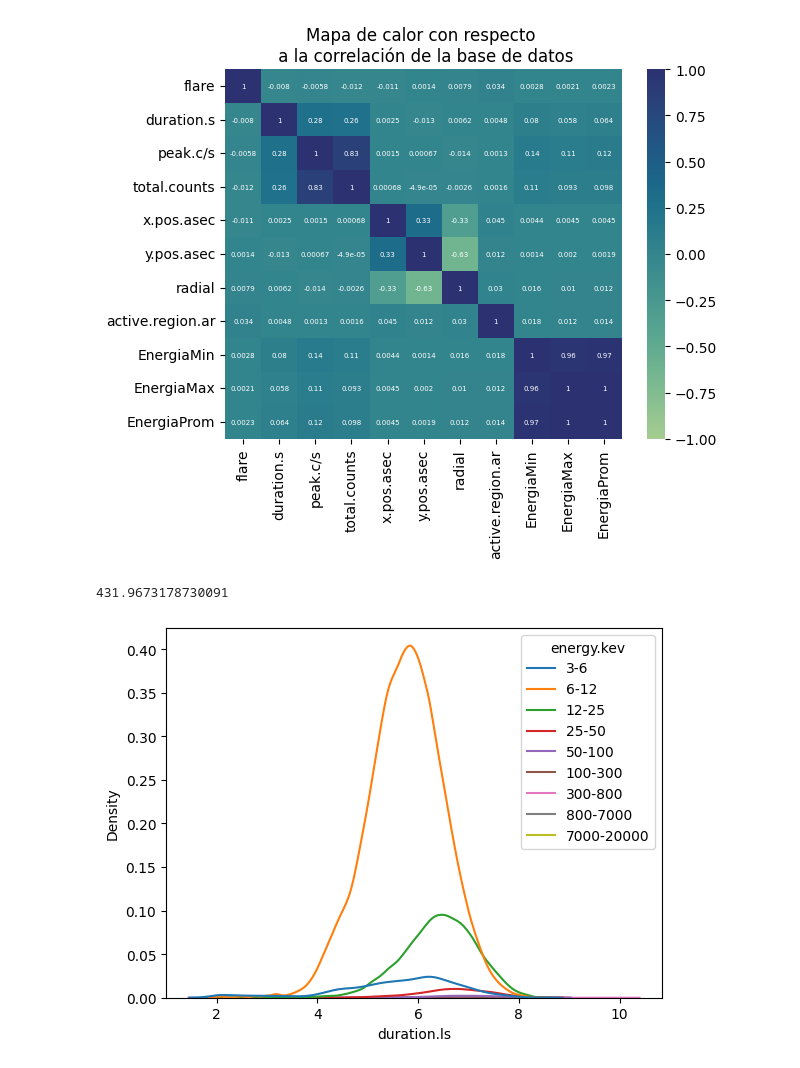
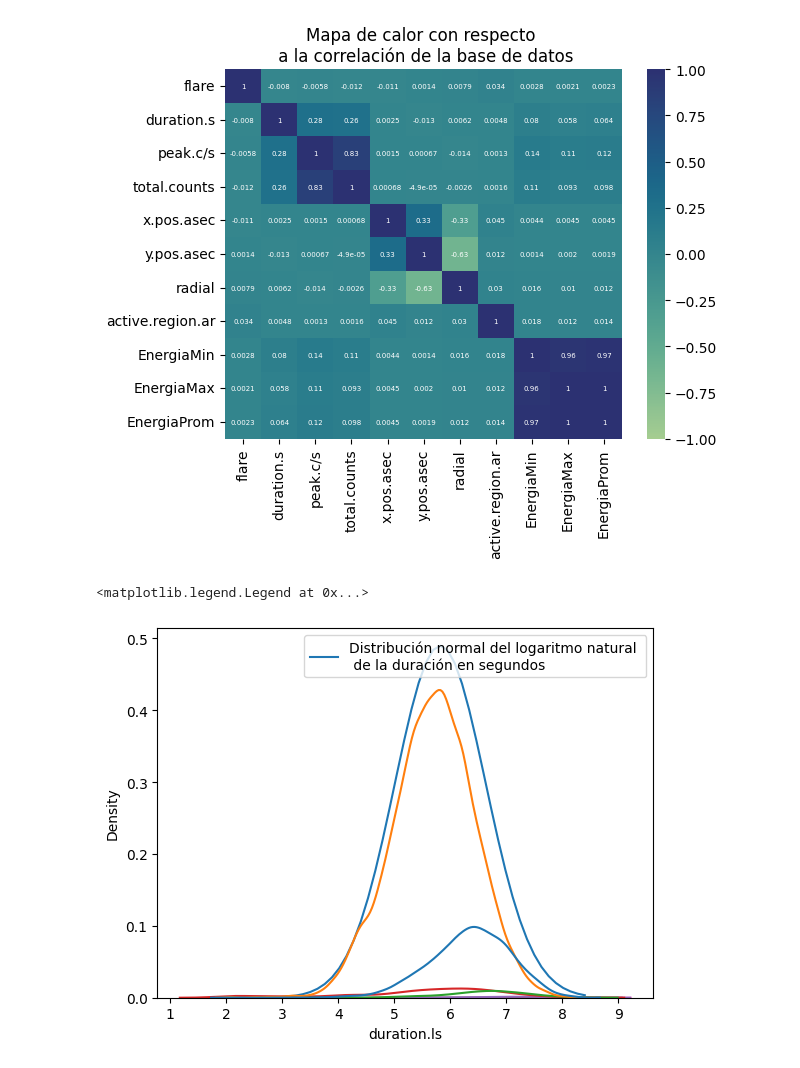
Before and after one commit to Exploratory-Data-Analiysis/Exam_1, a Jupyter notebook: ParcialFC.ipynb, the cells around one changed output. Drawn from its saved outputs; the diff is of its cells as text; code cells hidden in the pictures.

```diff
--- a/ParcialFC.ipynb
+++ b/ParcialFC.ipynb
@@ -30,11 +30,11 @@ df['EnergiaMax']=Emax
 df['EnergiaProm']=Eprom
 '''
 Tomamos todas las banderas flags y las unimos en una sola columna llamada Flags
-'''
 df=df.fillna(value="")
 df["Flags"]=df["flag.1"]+" "+df["flag.2"]+" "+df["flag.3"]+" "+df["flag.4"]\
 +" "+df["flag.5"]
 for i in range (1,6): del df["flag."+str(i)]
+'''
 '''
 Hago un calculo de las freciencias de la energia Promedio, Aunque por ahora
 no es muy pertinente para el analisis, tal vez si pueda hacerse algo después.
@@ -55,6 +55,26 @@ def Filtro(df,col,cond):
     a=df[col] == cond
     dfa=df[a]
     return dfa
+
+def filtrof(data, Lbanderas): # Filtro por bandera, se podría agregar que eliminara también el rango de energía 3-6 keV
+    for bandera in Lbanderas:
+        ## filter
+        data = data[data['flag.1'] != bandera]
+
+        data = data[data['flag.2'] != bandera]
+
+        data = data[data['flag.3'] != bandera]
+
+        data = data[data['flag.4'] != bandera]
+
+        values = data['flag.5'].values
+        lfilter = [i for i in list(values[pd.notnull(values)]) if bandera in i]
+        data = data[~data['flag.5'].isin(lfilter)]
+
+    return data
+lista=['NS','PE','P0']
+dff=filtrof(df,lista)
+#print(dff.value_counts('flag.2'))
 # %% [markdown]
 $$
 \textbf{graficas y analisis de datos}
@@ -126,14 +146,22 @@ sns.heatmap(matriz,cmap='crest',annot=True,
 # %%
 '''
 ley de struggle e histograma
 '''
-k=1+np.log2(len(df['duration.s']))
-dff=df[df['energy.kev'] != '3-6']
-df['duration.ls']=np.log(df['duration.s'])
-sns.kdeplot(data=df.sort_values('EnergiaProm'),x='duration.ls',hue='energy.kev')
-sns.histplot(data=dff.sort_values('Datetime'),x='duration.s',hue='energy.kev',bins=int(k),kde=True)
-print(vardff)
+k=1+np.log2(len(dff['duration.s']))
+dffe=df[df['energy.kev'] != '3-6']
+dff['duration.ls']=np.log(dff['duration.s'])
+dist=stats.lognorm
+parametros= dist.fit(data=dff['duration.ls'])
+xap=np.linspace(min(dff['duration.ls']),max(dff['duration.ls']))
+yap=dist.pdf(xap,*parametros)
+plt.figure()
+plt.plot(xap,yap,label='Distribución normal del logaritmo natural \n de la duración en segundos')
+sns.kdeplot(data=dff.sort_values('Datetime'),x='duration.ls',hue='energy.kev')
+plt.legend()
+#sns.kdeplot(data=df.sort_values('EnergiaProm'),x='duration.ls',hue='energy.kev')
+#sns.histplot(data=dff.sort_values('Datetime'),x='duration.ls',hue='energy.kev',bins=int(k),kde=True)
+#print(vardff)
 # %% [output]
-431.9673178730091
+<matplotlib.legend.Legend at 0x...>
-[figure, old version]
+[figure, new version]
 # %%
```
Also changed, not shown: parts of 7 cells of this notebook.
